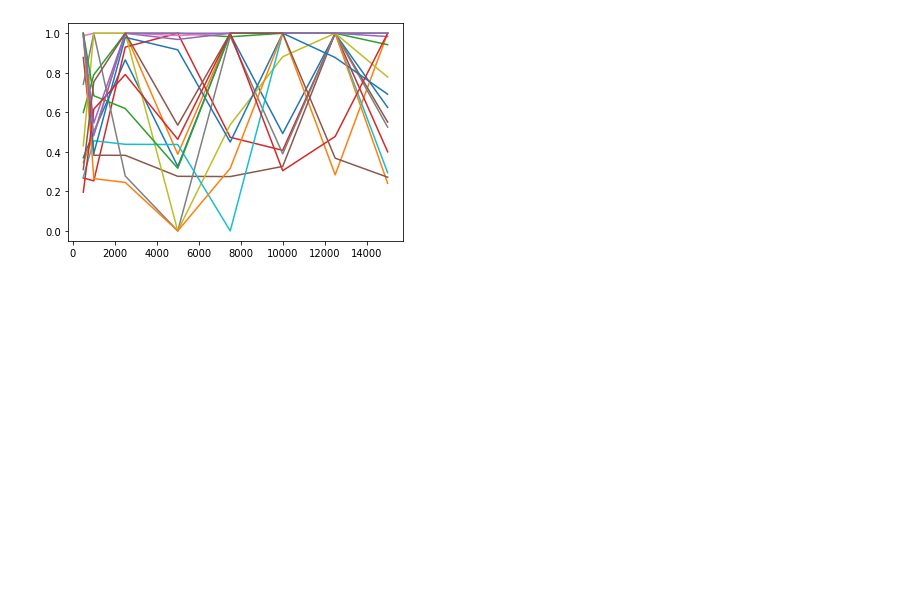
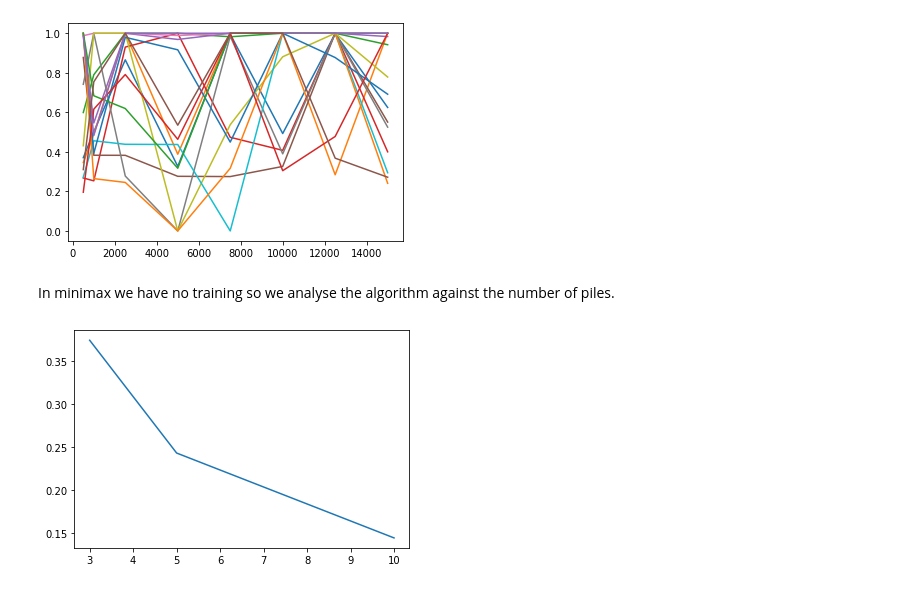
Before and after one commit to evgenijja/nim, a Jupyter notebook: comparison.ipynb, the cells around one changed output. Drawn from its saved outputs; the diff is of its cells as text; code cells hidden in the pictures; blank space fills up the shorter version.

```diff
--- a/comparison.ipynb
+++ b/comparison.ipynb
@@ -358,3 +332,5 @@ plt.show()
 # TODO tukej moram dodat legendo da se bo dalo razbrat kateri parametri dajo recimo ok rešitev
 # %% [output]
 [figure]
+# %% [markdown]
+In minimax we have no training so we analyse the algorithm against the number of piles.
@@ -360,0 +351,11 @@ plt.show()
+# %%
+x = [3, 5, 10]
+y = [0.3738601823708207, 0.2429078014184397, 0.14435879467414156]
+
+import matplotlib.pyplot as plt
+
+plt.plot(x, y)
+
+plt.show()
+# %% [output]
+[figure, added]
```
Also changed, not shown: parts of 8 cells of this notebook.
